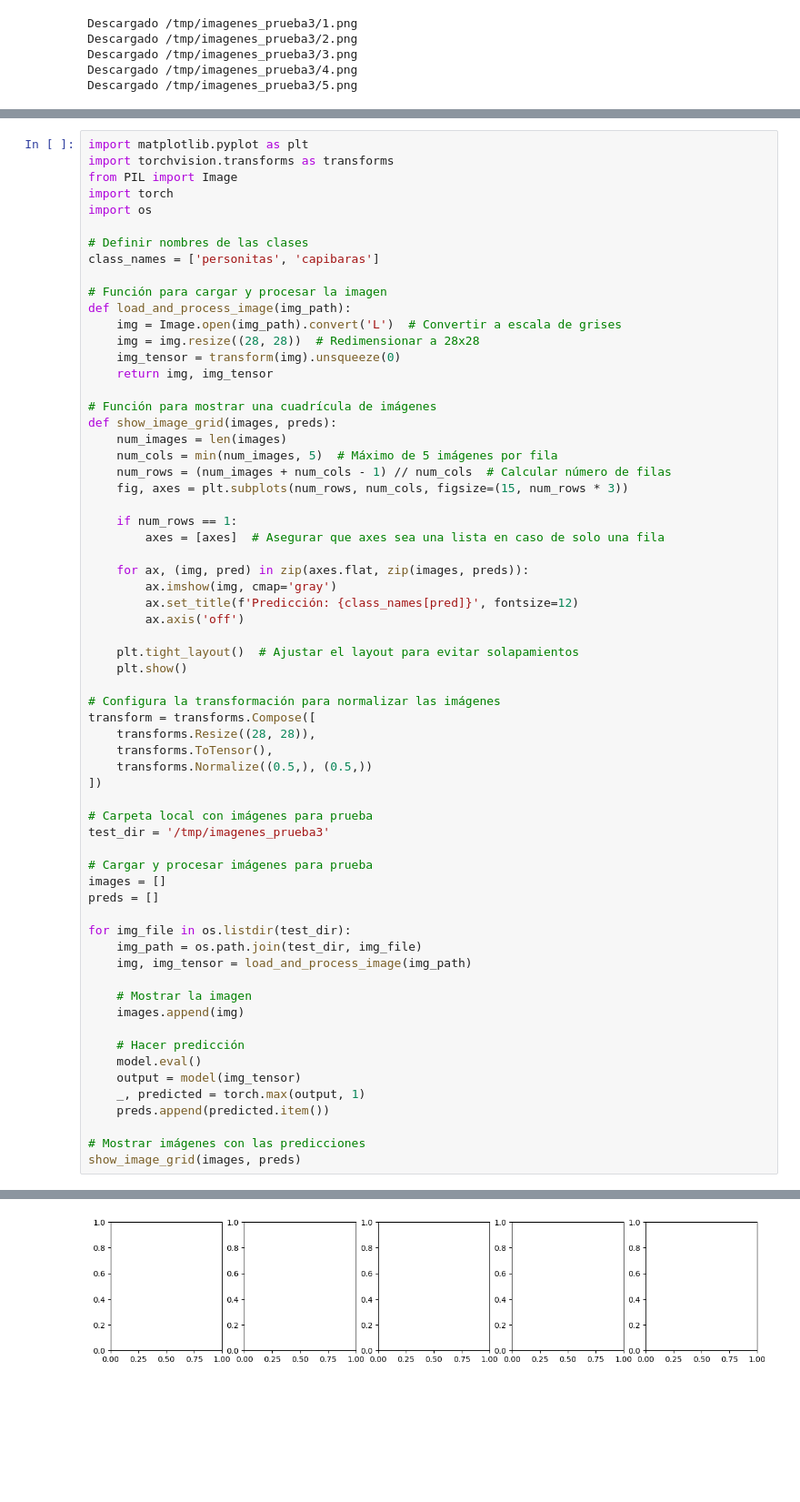
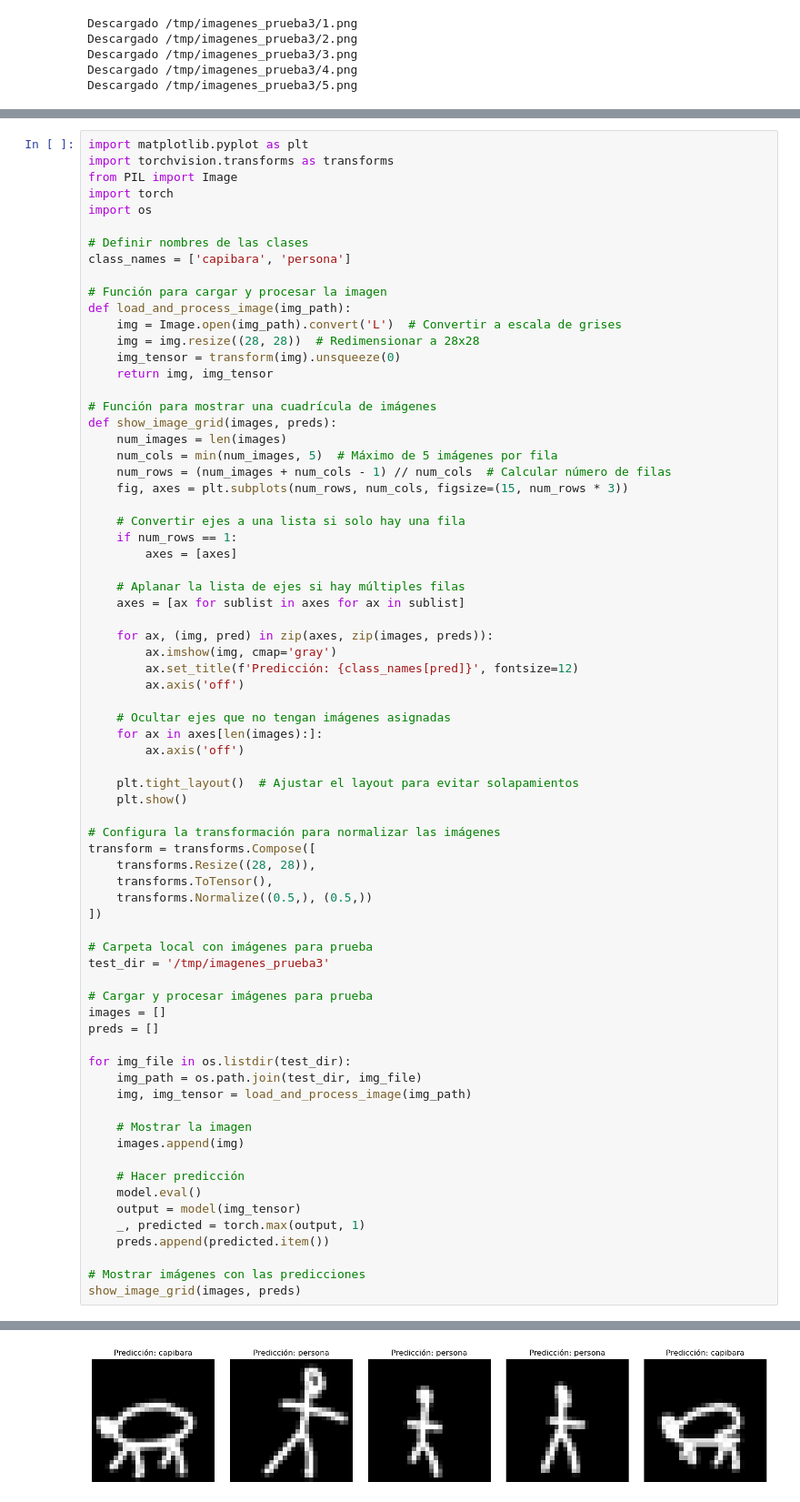
Before and after one commit to flipi750/Sagemaker2, a Jupyter notebook: Prueba 3 Personas vs Capibaras.ipynb, the cells around one changed output, grey strips where cells are left out. Shown: that part at 91% size. Drawn from its saved outputs; the diff is of its cells as text; blank space fills up the shorter version.

Commit message:
funcionaron los capibaraaaaaasssss wiii :3

```diff
--- a/Prueba 3 Personas vs Capibaras.ipynb
+++ b/Prueba 3 Personas vs Capibaras.ipynb
@@ -721,7 +674,7 @@ import torch
 import os
 
 # Definir nombres de las clases
-class_names = ['personitas', 'capibaras']
+class_names = ['capibara', 'persona']
 
 # Función para cargar y procesar la imagen
 def load_and_process_image(img_path):
@@ -737,12 +690,20 @@ def show_image_grid(images, preds):
     num_rows = (num_images + num_cols - 1) // num_cols  # Calcular número de filas
     fig, axes = plt.subplots(num_rows, num_cols, figsize=(15, num_rows * 3))
 
+    # Convertir ejes a una lista si solo hay una fila
     if num_rows == 1:
-        axes = [axes]  # Asegurar que axes sea una lista en caso de solo una fila
+        axes = [axes]
 
-    for ax, (img, pred) in zip(axes.flat, zip(images, preds)):
+    # Aplanar la lista de ejes si hay múltiples filas
+    axes = [ax for sublist in axes for ax in sublist]
+
+    for ax, (img, pred) in zip(axes, zip(images, preds)):
         ax.imshow(img, cmap='gray')
         ax.set_title(f'Predicción: {class_names[pred]}', fontsize=12)
+        ax.axis('off')
+
+    # Ocultar ejes que no tengan imágenes asignadas
+    for ax in axes[len(images):]:
         ax.axis('off')
 
     plt.tight_layout()  # Ajustar el layout para evitar solapamientos
@@ -782 +742 @@ AttributeError: 'list' object has no attribute 'flat'
-[figure, old version]
+[figure, new version]
```
Also changed, not shown: parts of 6 cells of this notebook.
